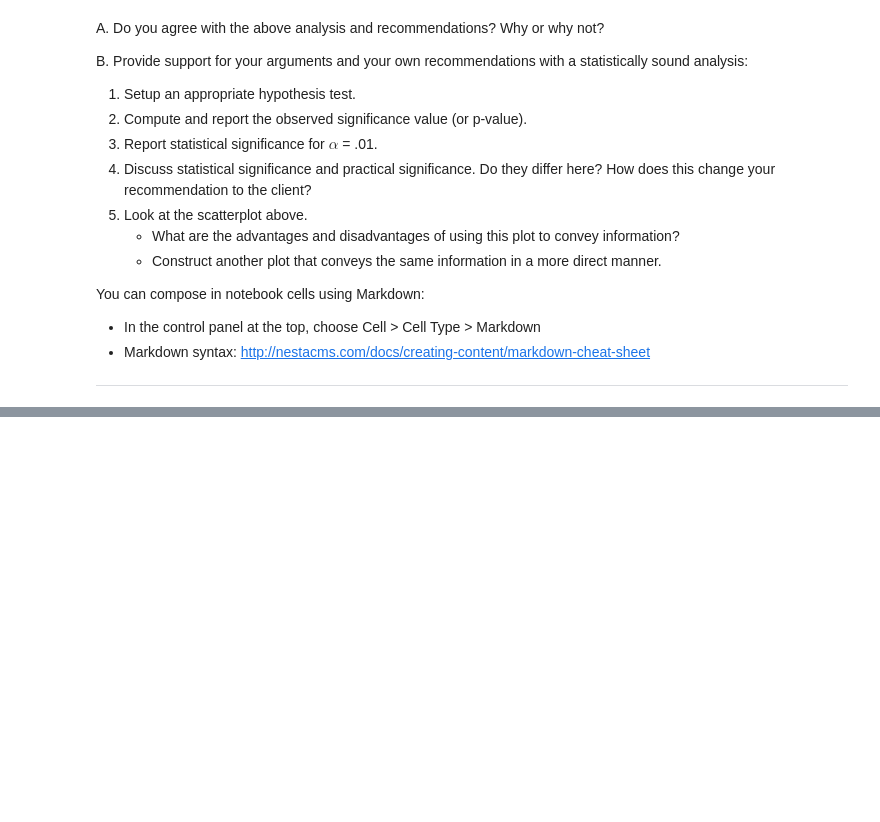
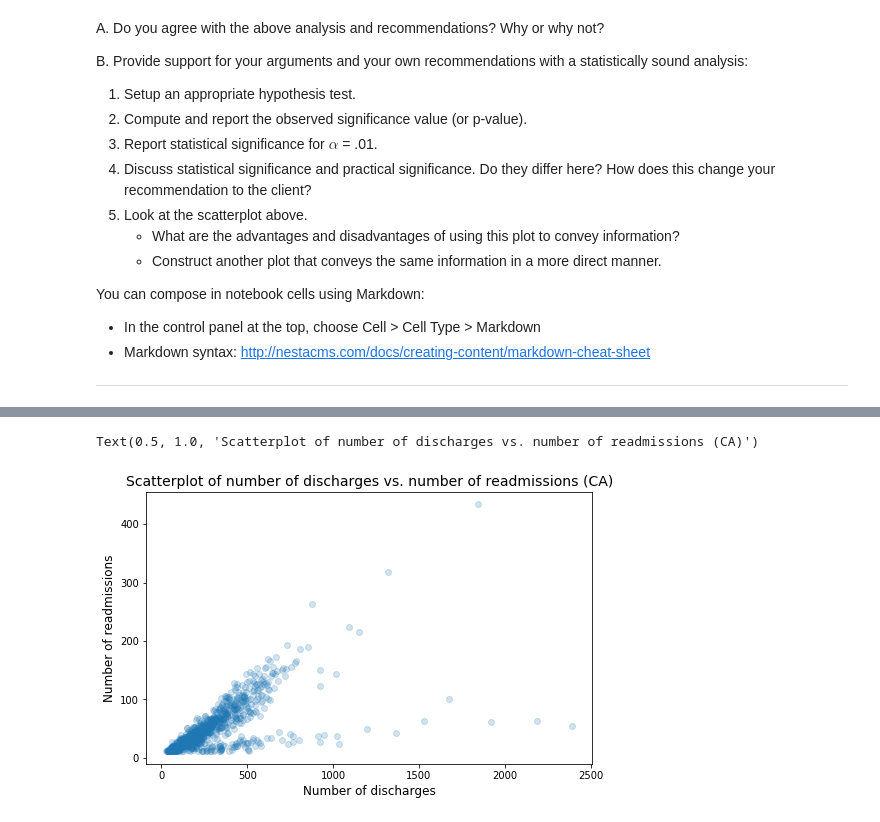
Before and after one commit to earny-joe/Springboard-DS-Portfolio, a Jupyter notebook: unit8/reduce-hospital-readmissions/hospital_readmit/sliderule_dsi_inferential_statistics_exercise_3.ipynb, the cells around one changed output, grey strips where cells are left out. Drawn from its saved outputs; the diff is of its cells as text; code cells hidden in the pictures; blank space fills up the shorter version.

```diff
--- a/unit8/reduce-hospital-readmissions/hospital_readmit/sliderule_dsi_inferential_statistics_exercise_3.ipynb
+++ b/unit8/reduce-hospital-readmissions/hospital_readmit/sliderule_dsi_inferential_statistics_exercise_3.ipynb
@@ -114,0 +164,13 @@ You can compose in notebook cells using Markdown:
+# %%
+# make dataframe for CA
+ca_df = clean_hospital_read_df[clean_hospital_read_df['State'] == 'CA']
+
+fig, ax = plt.subplots(figsize=(8,5))
+ax.scatter(ca_df['Number of Discharges'], ca_df['Number of Readmissions'], alpha = 0.2)
+
+ax.set_xlabel('Number of discharges', fontsize=12)
+ax.set_ylabel('Number of readmissions', fontsize=12)
+ax.set_title('Scatterplot of number of discharges vs. number of readmissions (CA)', fontsize=14)
+# %% [output]
+Text(0.5, 1.0, 'Scatterplot of number of discharges vs. number of readmissions (CA)')
+[figure, added]
```
Also changed, not shown: parts of 23 cells of this notebook.
